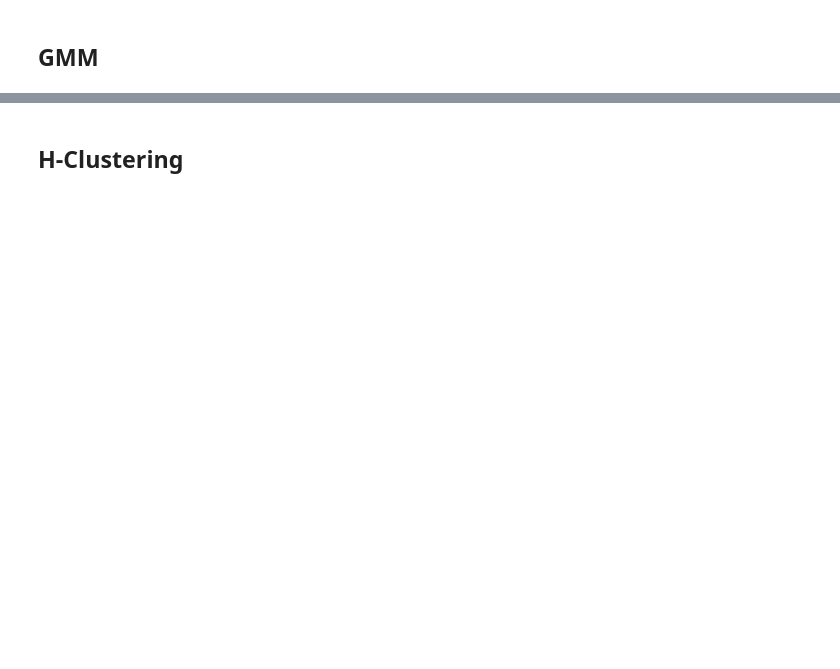
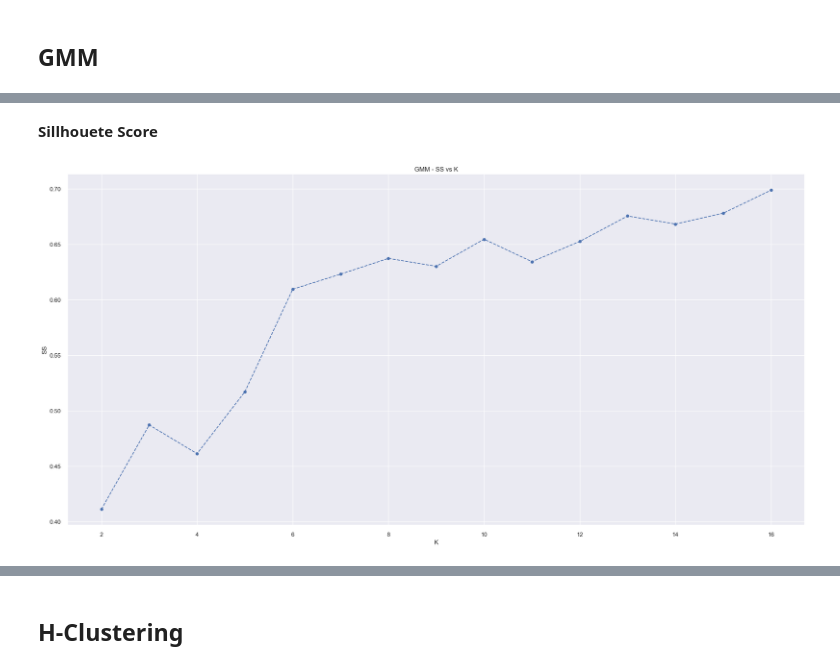
Before and after one commit to lavinomenezes/insiders_loyalty_program, a Jupyter notebook: notebooks/insider_clustering_v07_RESULTS.ipynb, the cells around one changed output, grey strips where cells are left out. Drawn from its saved outputs; the diff is of its cells as text; code cells hidden in the pictures; blank space fills up the shorter version.

```diff
--- a/notebooks/insider_clustering_v07_RESULTS.ipynb
+++ b/notebooks/insider_clustering_v07_RESULTS.ipynb
@@ -853,5 +973,5 @@ BIC - ajuste dos parametros
 # %%
-gmm_k = []
+gmm_list = []
 for k in clusters:
     # model definition
     gmm_model = mx.GaussianMixture(n_components=k)
@@ -863,9 +983,13 @@ for k in clusters:
     labels = gmm_model.predict(X)
 
     #model performace
-    gmm_k.append(m.silhouette_score(X,labels,metric='euclidean'))
+    gmm_list.append(m.silhouette_score(X,labels,metric='euclidean'))
+# %% [markdown]
+**Sillhouete Score**
 # %%
-plt.plot(clusters,gmm_k,linestyle='--',marker = 'o');
+plt.plot(clusters,gmm_list,linestyle='--',marker = 'o');
 plt.xlabel('K');
 plt.ylabel('SS');
 plt.title('GMM - SS vs K');
+# %% [output]
+[figure, added]
```
Also changed, not shown: parts of 89 cells of this notebook, 10 other files.
